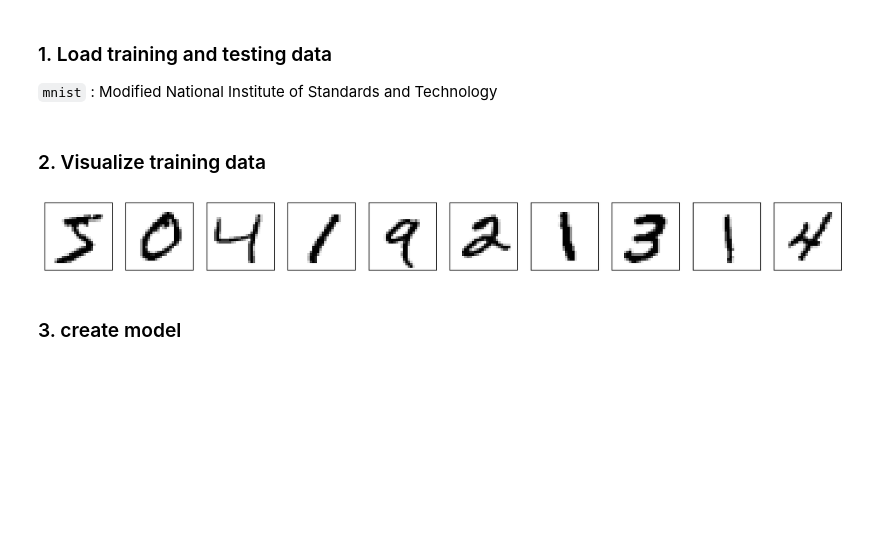
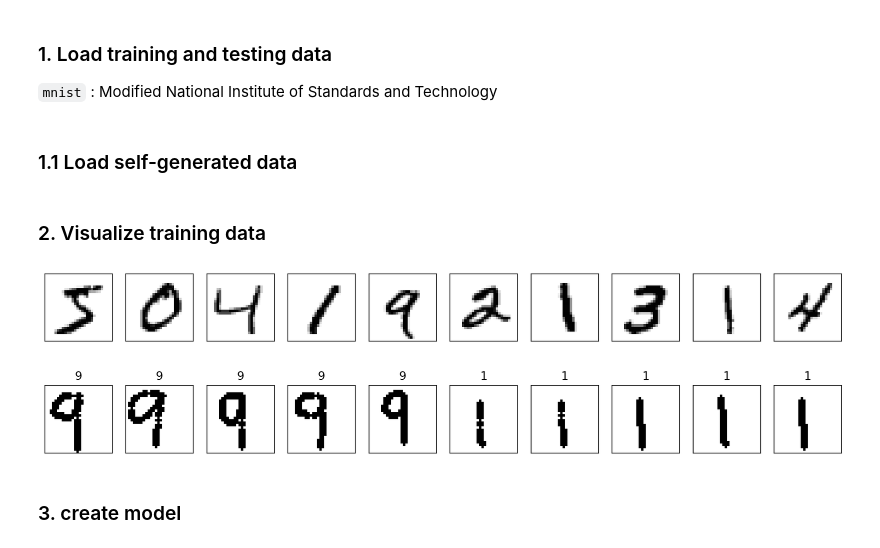
Before and after one commit to nicolasmatthewlee/tensorflow-playground, a Jupyter notebook: tensorflow-playground.ipynb, the cells around one changed output. Saved outputs shown, nothing was run; the diff lists cells and outputs as text; code cells hidden in the pictures; blank space fills up the shorter version.

```diff
--- a/tensorflow-playground.ipynb
+++ b/tensorflow-playground.ipynb
@@ -14,3 +15,5 @@ x_train, x_test = x_train / 255.0, x_test / 255.0
 # %%
 # save for server-test script
 # print(list(map(lambda x:list(x),x_test[0])))
+# %% [markdown]
+### 1.1 Load self-generated data
@@ -32,10 +43,14 @@ def show_images(data,labels=[]):
             ax.imshow(data[i],cmap='gray_r')
             ax.xaxis.set_visible(False)
             ax.yaxis.set_visible(False)
+            if (len(labels)>0):
+                ax.set_title(labels[i])
 # %%
 show_images(x_train[:10])
+show_images(generated_x[:10],labels=generated_y[:10])
 # %% [output]
 [figure]
+[figure, added]
 # %% [markdown]
 ### 3. create model
 # %% [markdown]
```
Also changed, not shown: parts of 9 cells of this notebook, 8 other files.
